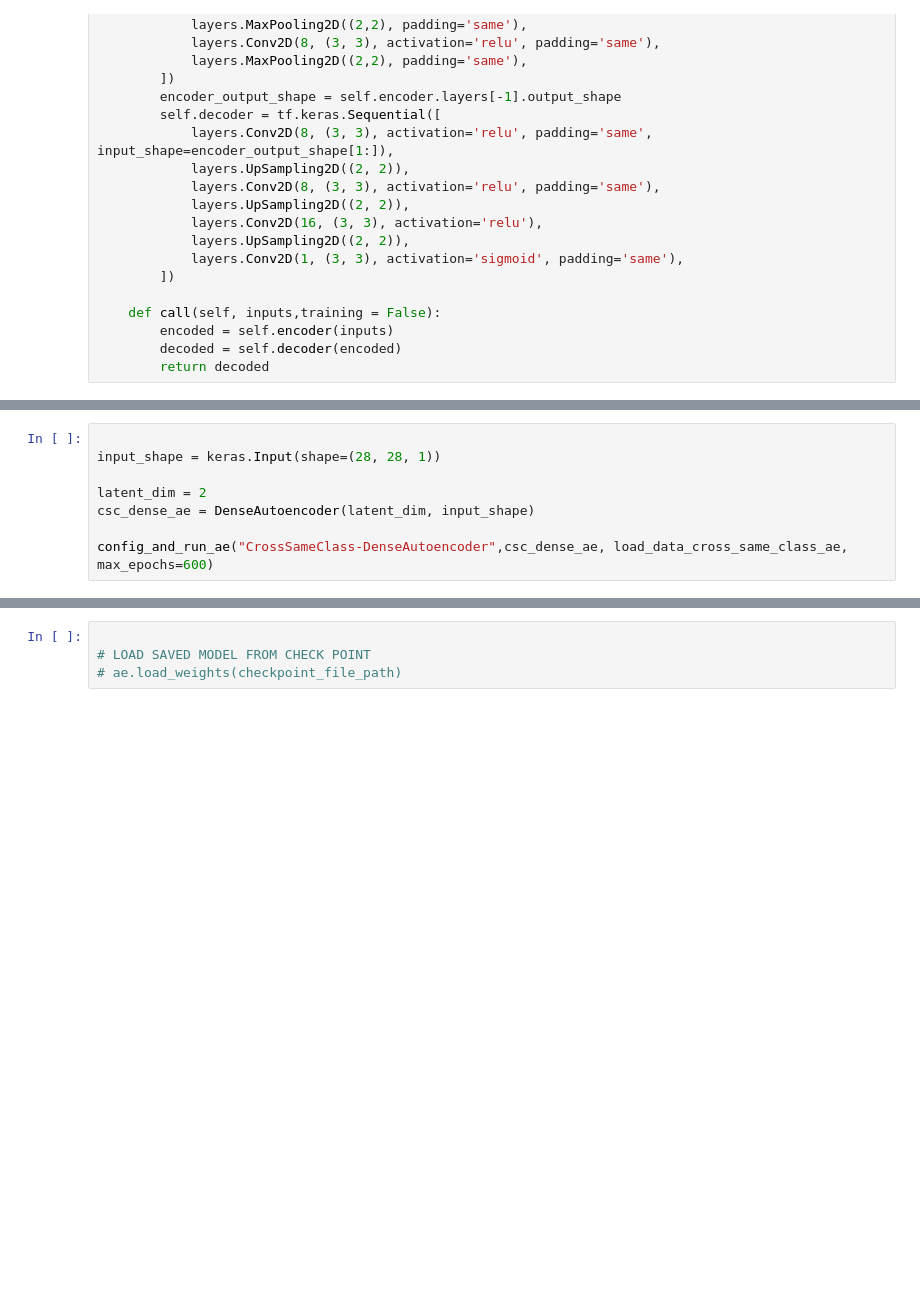
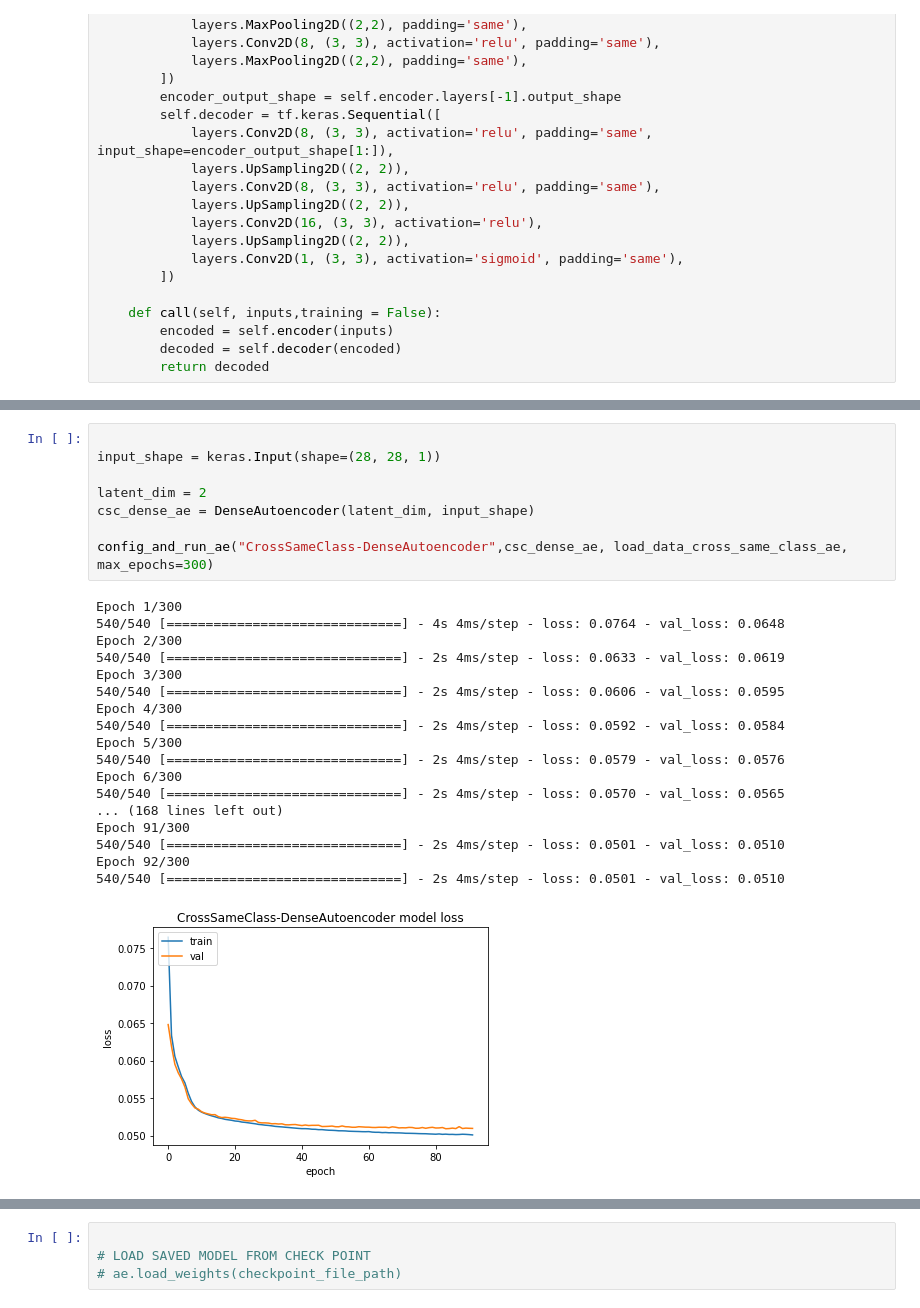
Before and after one commit to arthurlubambo-cct/sem2-ca1, a Jupyter notebook: mnist.ipynb, the cells around one changed output, grey strips where cells are left out. Drawn from its saved outputs; the diff is of its cells as text; blank space fills up the shorter version.

```diff
--- a/mnist.ipynb
+++ b/mnist.ipynb
@@ -330,8 +275,0 @@ Epoch 3/3
-# %%
-
-input_shape = keras.Input(shape=(28, 28, 1))
-
-latent_dim = 2
-csc_dense_ae = DenseAutoencoder(latent_dim, input_shape)
-
-config_and_run_ae("CrossSameClass-DenseAutoencoder",csc_dense_ae, load_data_cross_same_class_ae, max_epochs=600)
@@ -371,0 +363,27 @@ plot_points("Cross Same Class Dense AE",csc_dense_ae, x_test, y_test)
+# %%
+
+input_shape = keras.Input(shape=(28, 28, 1))
+
+latent_dim = 2
+csc_dense_ae = DenseAutoencoder(latent_dim, input_shape)
+
+config_and_run_ae("CrossSameClass-DenseAutoencoder",csc_dense_ae, load_data_cross_same_class_ae, max_epochs=300)
+# %% [output]
+Epoch 1/300
+540/540 [==============================] - 4s 4ms/step - loss: 0.0764 - val_loss: 0.0648
+Epoch 2/300
+540/540 [==============================] - 2s 4ms/step - loss: 0.0633 - val_loss: 0.0619
+Epoch 3/300
+540/540 [==============================] - 2s 4ms/step - loss: 0.0606 - val_loss: 0.0595
+Epoch 4/300
+540/540 [==============================] - 2s 4ms/step - loss: 0.0592 - val_loss: 0.0584
+Epoch 5/300
+540/540 [==============================] - 2s 4ms/step - loss: 0.0579 - val_loss: 0.0576
+Epoch 6/300
+540/540 [==============================] - 2s 4ms/step - loss: 0.0570 - val_loss: 0.0565
+... (168 lines left out)
+Epoch 91/300
+540/540 [==============================] - 2s 4ms/step - loss: 0.0501 - val_loss: 0.0510
+Epoch 92/300
+540/540 [==============================] - 2s 4ms/step - loss: 0.0501 - val_loss: 0.0510
+[figure, added]
```
Also changed, not shown: parts of 24 cells of this notebook, 8 other files.
